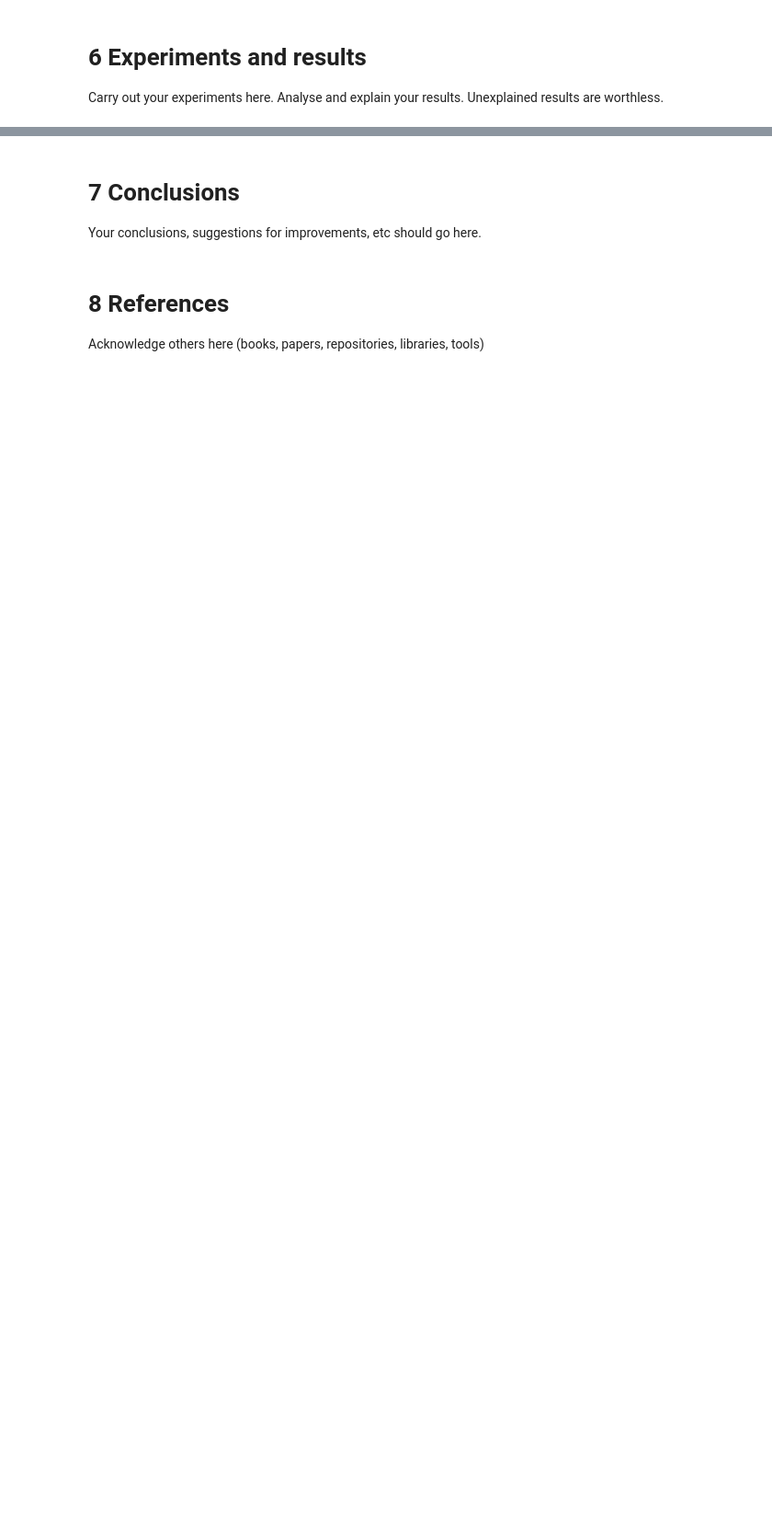
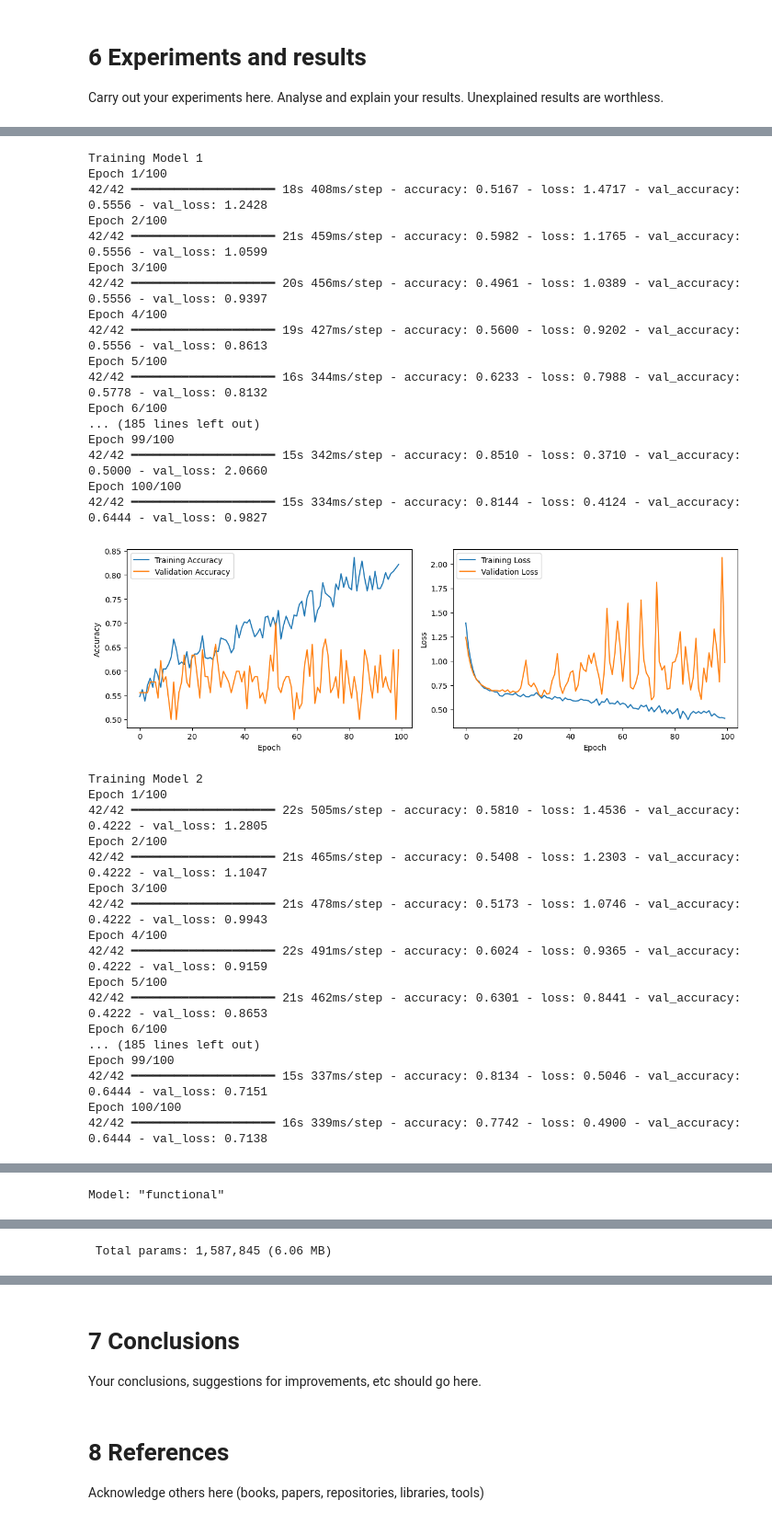
Before and after one commit to CharlesZZY/Truora, a Jupyter notebook: src/CBU5201_miniproject.ipynb, the cells around one changed output, grey strips where cells are left out. Shown at 92% size. Drawn from its saved outputs; the diff is of its cells as text; code cells hidden in the pictures; blank space fills up the shorter version.

```diff
--- a/src/CBU5201_miniproject.ipynb
+++ b/src/CBU5201_miniproject.ipynb
@@ -435,0 +492,21 @@ If you are exploring different datasets, create different subsections for each d
+# %%
+augmented_filenames = []
+augmented_labels = []
+
+# 增强后的音频存储路径
+augmented_story_path = CONFIG['story_path'] + "_augmented/"
+if not os.path.exists(augmented_story_path):
+    os.makedirs(augmented_story_path)
+# %%
+# 遍历每个音频文件，进行数据增强
+for filename in tqdm(filenames, desc="Processing audio files", unit="file"):
+    # 处理原始音频及其增强版本
+    augmented_audios = process_audio(filename, CONFIG['story_path'])
+
+    for i, y in enumerate(augmented_audios):
+        augmented_filename = filename.split('.')[0] + f"_augmented_{i}.wav"
+        augmented_filenames.append(augmented_filename)
+        augmented_labels.append(label_df[label_df['filename'] == filename]['Story_type'].values[0])
+
+        # 保存增强后的音频
+        sf.write(os.path.join(augmented_story_path, augmented_filename), y, 16000)
@@ -551,8 +681,9 @@ config = Config(
     label_path="../datasets/CBU0521DD_stories_attributes.csv",
     augmented_label_path="../datasets/CBU0521DD_stories_attributes_augmented.csv",
     model_path="../models/",
-    epoch=2,
+    epoch=100,
     batch_size=10,
+    n_models=3,
 )
 
 data_transformer = DataTransformer(config)
@@ -563,6 +694,6 @@ predictor = Predictor()
 
 pipeline = Pipeline(config, data_transformer, model_builder, trainer, evaluator, predictor)
 # %%
-X_train, y_train, X_val, y_val, X_test, y_test, label_encoder = pipeline.pre_process(load_from_npz=True, augmented=False)
+datasets, label_encoder = pipeline.pre_process(load_from_npz=True, augmented=True)
 # %% [output]
 Labels: ['Deceptive Story' 'True Story']
@@ -595,0 +714,41 @@ Epoch 2/2
+# %%
+pipeline.nn_train(datasets=datasets, continue_training=False)
+
+nn_model_1 = models.load_model(os.path.join(config.model_path, "best_model_1.keras"))
+nn_model_1.summary()
+# %% [output]
+Training Model 1
+Epoch 1/100
+42/42 ━━━━━━━━━━━━━━━━━━━━ 18s 408ms/step - accuracy: 0.5167 - loss: 1.4717 - val_accuracy: 0.5556 - val_loss: 1.2428
+Epoch 2/100
+42/42 ━━━━━━━━━━━━━━━━━━━━ 21s 459ms/step - accuracy: 0.5982 - loss: 1.1765 - val_accuracy: 0.5556 - val_loss: 1.0599
+Epoch 3/100
+42/42 ━━━━━━━━━━━━━━━━━━━━ 20s 456ms/step - accuracy: 0.4961 - loss: 1.0389 - val_accuracy: 0.5556 - val_loss: 0.9397
+Epoch 4/100
+42/42 ━━━━━━━━━━━━━━━━━━━━ 19s 427ms/step - accuracy: 0.5600 - loss: 0.9202 - val_accuracy: 0.5556 - val_loss: 0.8613
+Epoch 5/100
+42/42 ━━━━━━━━━━━━━━━━━━━━ 16s 344ms/step - accuracy: 0.6233 - loss: 0.7988 - val_accuracy: 0.5778 - val_loss: 0.8132
+Epoch 6/100
+... (185 lines left out)
+Epoch 99/100
+42/42 ━━━━━━━━━━━━━━━━━━━━ 15s 342ms/step - accuracy: 0.8510 - loss: 0.3710 - val_accuracy: 0.5000 - val_loss: 2.0660
+Epoch 100/100
+42/42 ━━━━━━━━━━━━━━━━━━━━ 15s 334ms/step - accuracy: 0.8144 - loss: 0.4124 - val_accuracy: 0.6444 - val_loss: 0.9827
+[figure, added]
+Training Model 2
+Epoch 1/100
+42/42 ━━━━━━━━━━━━━━━━━━━━ 22s 505ms/step - accuracy: 0.5810 - loss: 1.4536 - val_accuracy: 0.4222 - val_loss: 1.2805
+Epoch 2/100
+42/42 ━━━━━━━━━━━━━━━━━━━━ 21s 465ms/step - accuracy: 0.5408 - loss: 1.2303 - val_accuracy: 0.4222 - val_loss: 1.1047
+Epoch 3/100
+42/42 ━━━━━━━━━━━━━━━━━━━━ 21s 478ms/step - accuracy: 0.5173 - loss: 1.0746 - val_accuracy: 0.4222 - val_loss: 0.9943
+Epoch 4/100
+42/42 ━━━━━━━━━━━━━━━━━━━━ 22s 491ms/step - accuracy: 0.6024 - loss: 0.9365 - val_accuracy: 0.4222 - val_loss: 0.9159
+Epoch 5/100
+42/42 ━━━━━━━━━━━━━━━━━━━━ 21s 462ms/step - accuracy: 0.6301 - loss: 0.8441 - val_accuracy: 0.4222 - val_loss: 0.8653
+Epoch 6/100
+... (185 lines left out)
+Epoch 99/100
+42/42 ━━━━━━━━━━━━━━━━━━━━ 15s 337ms/step - accuracy: 0.8134 - loss: 0.5046 - val_accuracy: 0.6444 - val_loss: 0.7151
+Epoch 100/100
+42/42 ━━━━━━━━━━━━━━━━━━━━ 16s 339ms/step - accuracy: 0.7742 - loss: 0.4900 - val_accuracy: 0.6444 - val_loss: 0.7138
@@ -595,0 +774 @@ Epoch 2/2
+Model: "functional"
@@ -595,0 +792 @@ Epoch 2/2
+ Total params: 1,587,845 (6.06 MB)
```
Also changed, not shown: parts of 28 cells of this notebook, 6 other files.
